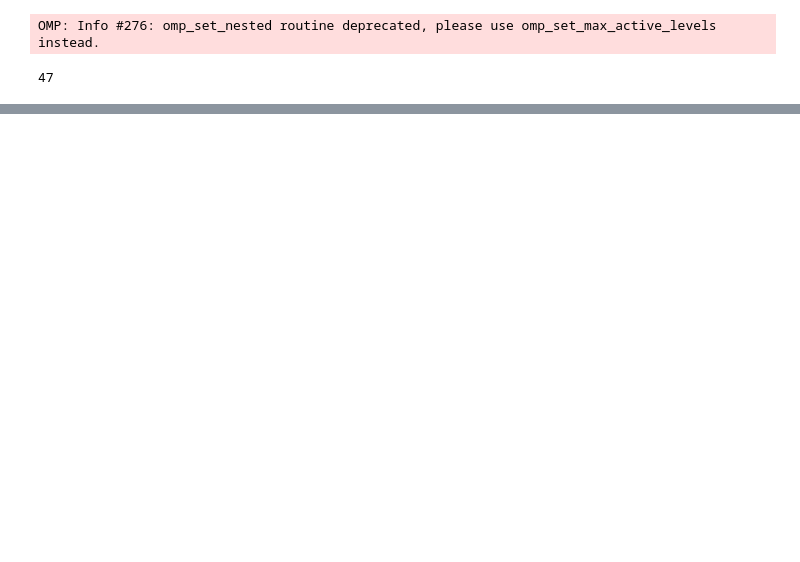
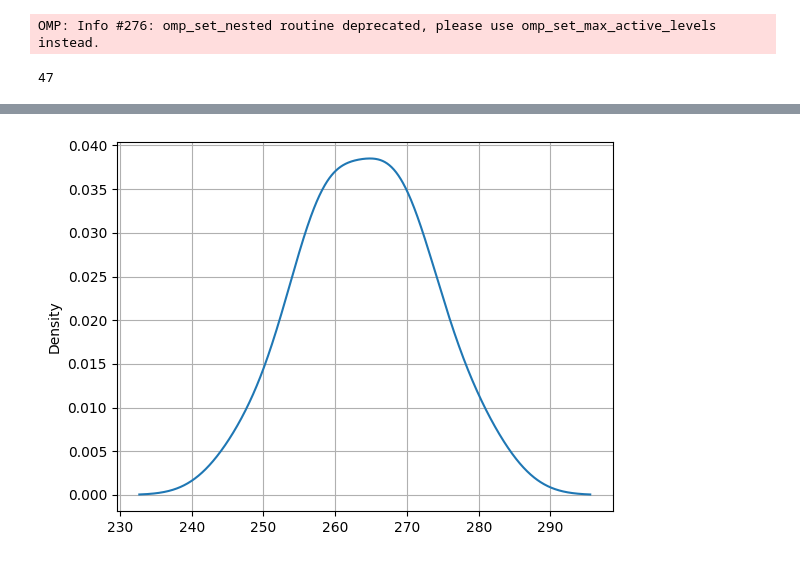
Before and after one commit to rajivsam/r2ds-blog, a Jupyter notebook: notebooks/R8_HMM.ipynb, the cells around one changed output, grey strips where cells are left out. Cells and saved outputs as stored; diff of their text form; code cells hidden in the pictures; blank space fills up the shorter version.

```diff
--- a/notebooks/R8_HMM.ipynb
+++ b/notebooks/R8_HMM.ipynb
@@ -57,0 +134,5 @@ KeyError: 'price'
+# %%
+dflearn[select_c1]["cents_per_lb"].plot.kde()
+plt.grid(True)
+# %% [output]
+[figure, added]
```
Also changed, not shown: parts of 20 cells of this notebook, 21 other files.
